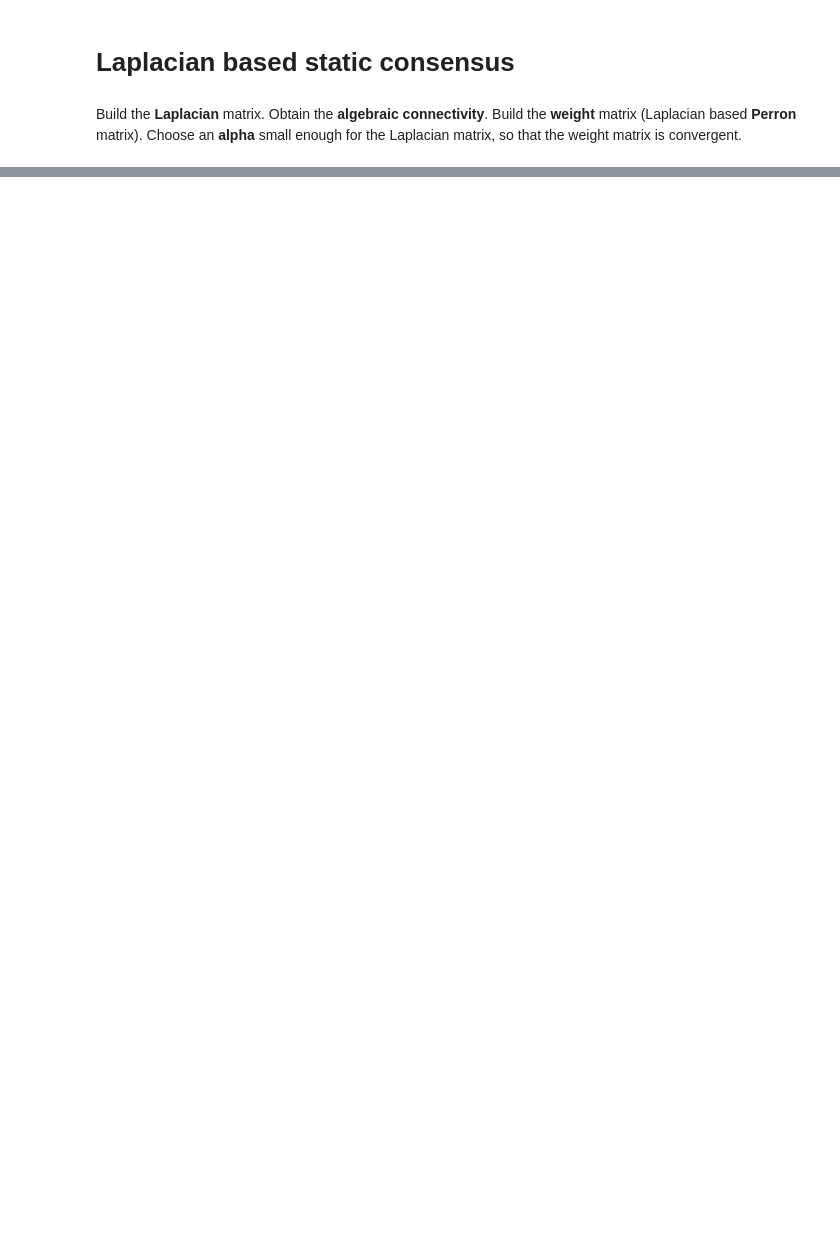
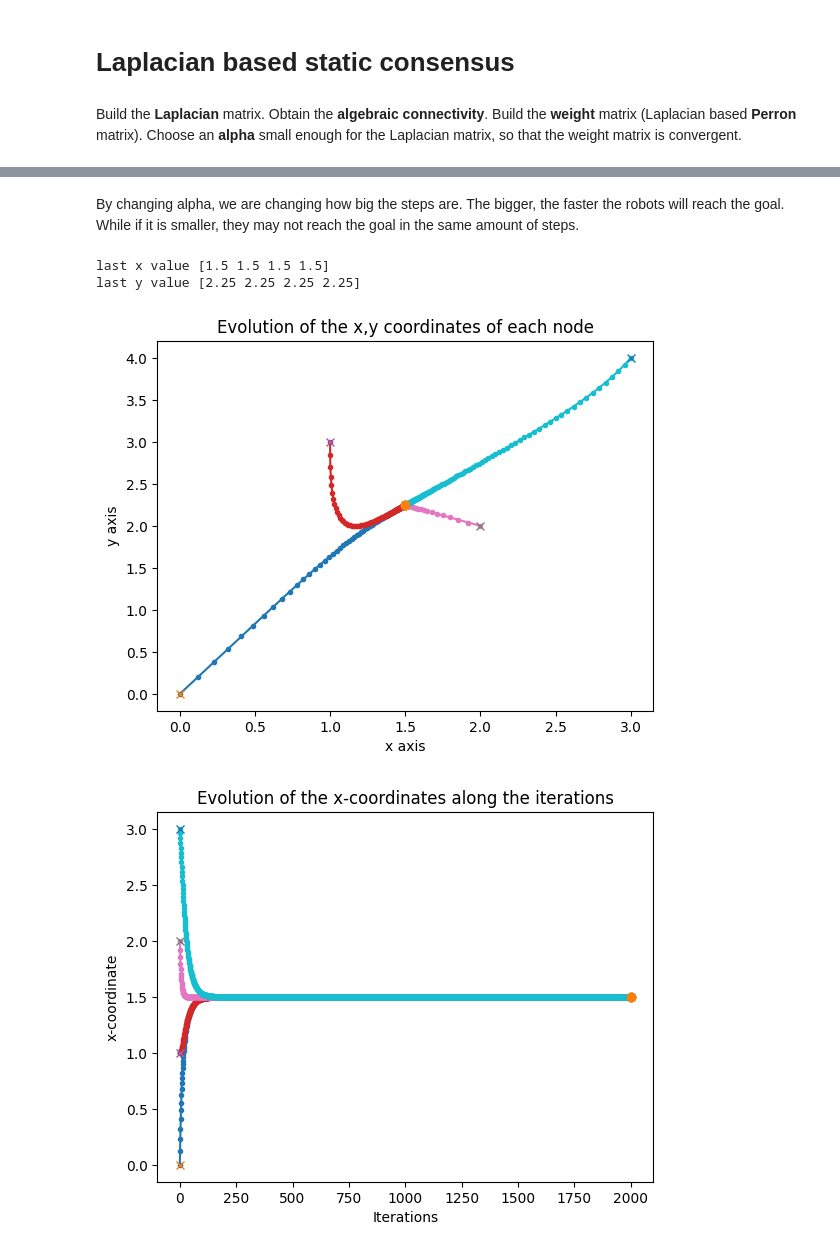
Before and after one commit to albertozafra7/MRS, a Jupyter notebook: Part2_Consensus/Exercise/Exercise1_Jorge_N_Alberto.ipynb, the cells around one changed output, grey strips where cells are left out. Drawn from its saved outputs; the diff is of its cells as text; code cells hidden in the pictures; blank space fills up the shorter version.

```diff
--- a/Part2_Consensus/Exercise/Exercise1_Jorge_N_Alberto.ipynb
+++ b/Part2_Consensus/Exercise/Exercise1_Jorge_N_Alberto.ipynb
@@ -812,0 +826,16 @@ plt.show()
+# %% [markdown]
+By changing alpha, we are changing how big the steps are. The bigger, the faster the robots will reach the goal. While if it is smaller, they may not reach the goal in the same amount of steps.
+# %%
+# BIG ALPHA
+my_graph2=mrs_graph(alpha=0.04)
+
+my_graph2.stepn(2000)
+
+my_graph2.plot_evolutionxy()
+my_graph2.plot_evolutionx()
+my_graph2.plot_evolutiony()
+# %% [output]
+last x value [1.5 1.5 1.5 1.5]
+last y value [2.25 2.25 2.25 2.25]
+[figure, added]
+[figure, added]
```
Also changed, not shown: parts of 40 cells of this notebook.
